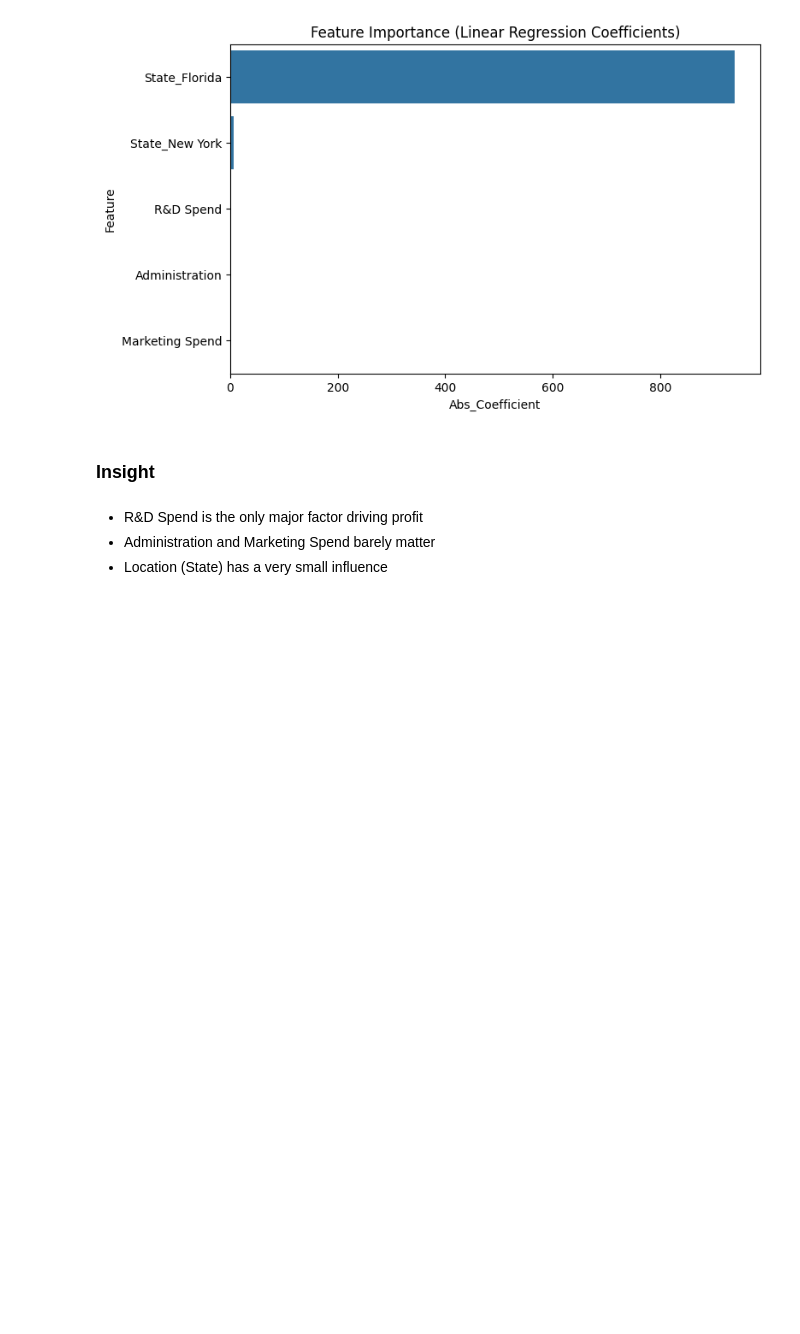
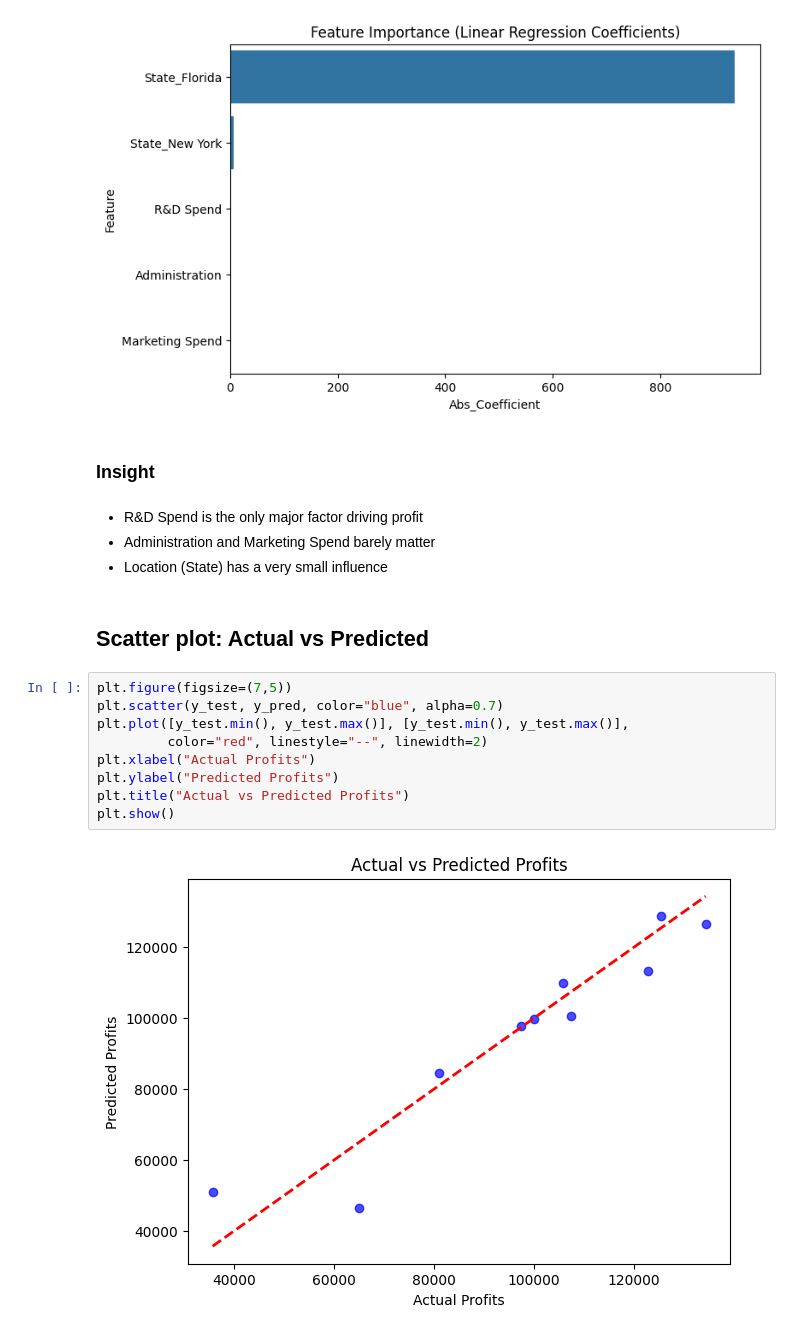
Before and after one commit to muntahayousaf/AI-Course, a Jupyter notebook: ml-projects/us-startup-dataset/Multiple Linear Regression Project - 50 Startups dataset.ipynb, the cells around one changed output. Saved outputs shown, nothing was run; the diff lists cells and outputs as text; blank space fills up the shorter version.

Commit message:
scatter plot

```diff
--- a/ml-projects/us-startup-dataset/Multiple Linear Regression Project - 50 Startups dataset.ipynb
+++ b/ml-projects/us-startup-dataset/Multiple Linear Regression Project - 50 Startups dataset.ipynb
@@ -169,3 +169,16 @@ plt.show()
 - R&D Spend is the only major factor driving profit
 - Administration and Marketing Spend barely matter
 - Location (State) has a very small influence
+# %% [markdown]
+## Scatter plot: Actual vs Predicted
+# %%
+plt.figure(figsize=(7,5))
+plt.scatter(y_test, y_pred, color="blue", alpha=0.7)
+plt.plot([y_test.min(), y_test.max()], [y_test.min(), y_test.max()],
+         color="red", linestyle="--", linewidth=2)
+plt.xlabel("Actual Profits")
+plt.ylabel("Predicted Profits")
+plt.title("Actual vs Predicted Profits")
+plt.show()
+# %% [output]
+[figure, added]
```
